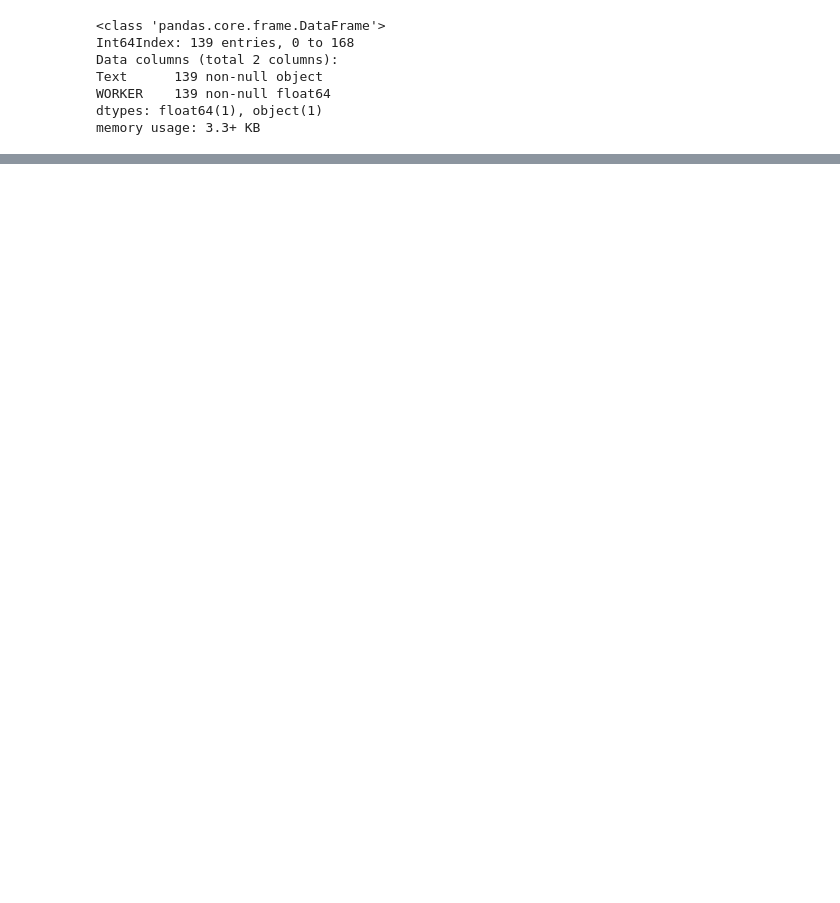
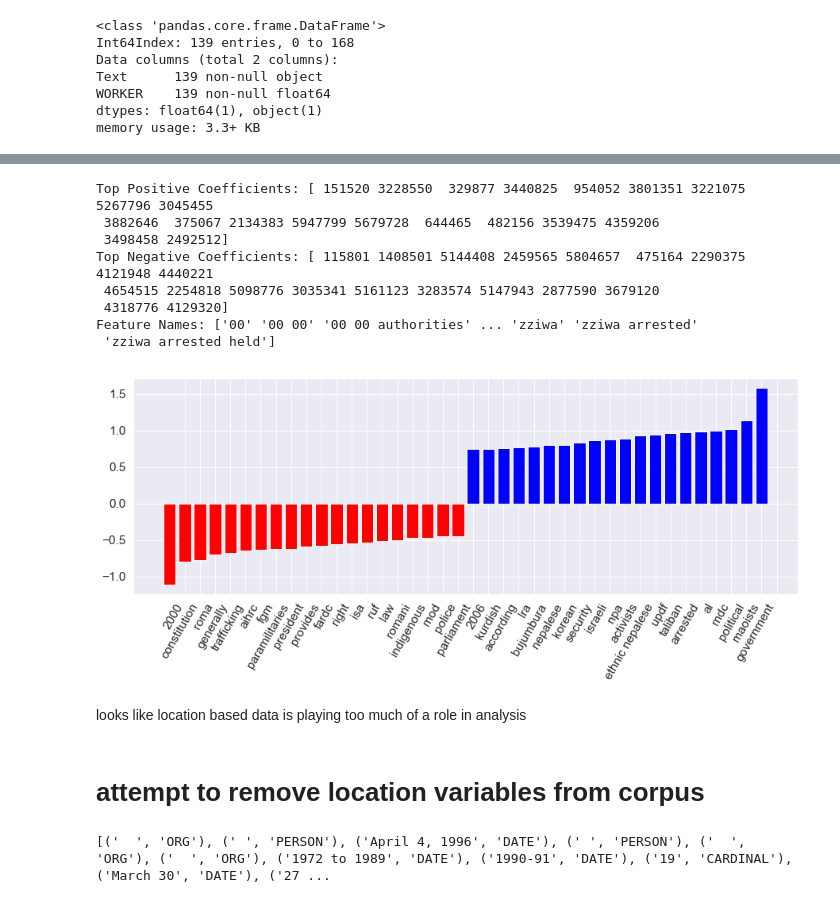
Before and after one commit to slramirez/MS_hackathon, a Jupyter notebook: notebooks/POS approach.ipynb, the cells around one changed output, grey strips where cells are left out. Cells and saved outputs as stored; diff of their text form; code cells hidden in the pictures; blank space fills up the shorter version.

```diff
--- a/notebooks/POS approach.ipynb
+++ b/notebooks/POS approach.ipynb
@@ -509,0 +705,7 @@ memory usage: 3.3+ KB
+# %%
+vec= CountVectorizer(strip_accents= 'unicode', stop_words='english',ngram_range=(1,3))
+tf_idf = TfidfTransformer()
+clf = SGDClassifier(class_weight = 'balanced', loss='hinge', penalty='l2', random_state=42, max_iter=30, tol=None) #alpha=1e-3,
+
+vectorised = vec.fit_transform(data)
+vectorised = tf_idf.fit_transform(vectorised)
@@ -509,0 +721,16 @@ memory usage: 3.3+ KB
+# %%
+plot_coefficients(clf, vec.get_feature_names())
+# %% [output]
+Top Positive Coefficients: [ 151520 3228550  329877 3440825  954052 3801351 3221075 5267796 3045455
+ 3882646  375067 2134383 5947799 5679728  644465  482156 3539475 4359206
+ 3498458 2492512]
+Top Negative Coefficients: [ 115801 1408501 5144408 2459565 5804657  475164 2290375 4121948 4440221
+ 4654515 2254818 5098776 3035341 5161123 3283574 5147943 2877590 3679120
+ 4318776 4129320]
+Feature Names: ['00' '00 00' '00 00 authorities' ... 'zziwa' 'zziwa arrested'
+ 'zziwa arrested held']
+[figure, added]
+# %% [markdown]
+looks like location based data is playing too much of a role in analysis
+# %% [markdown]
+# attempt to remove location variables from corpus
@@ -509,0 +755,5 @@ memory usage: 3.3+ KB
+# %%
+doc=nlp(test)
+print([(X.text, X.label_) for X in doc.ents])
+# %% [output]
+[('  ', 'ORG'), (' ', 'PERSON'), ('April 4, 1996', 'DATE'), (' ', 'PERSON'), ('  ', 'ORG'), ('  ', 'ORG'), ('1972 to 1989', 'DATE'), ('1990-91', 'DATE'), ('19', 'CARDINAL'), ('March 30', 'DATE'), ('27 ...
```
Also changed, not shown: parts of 26 cells of this notebook, 1 other file.
